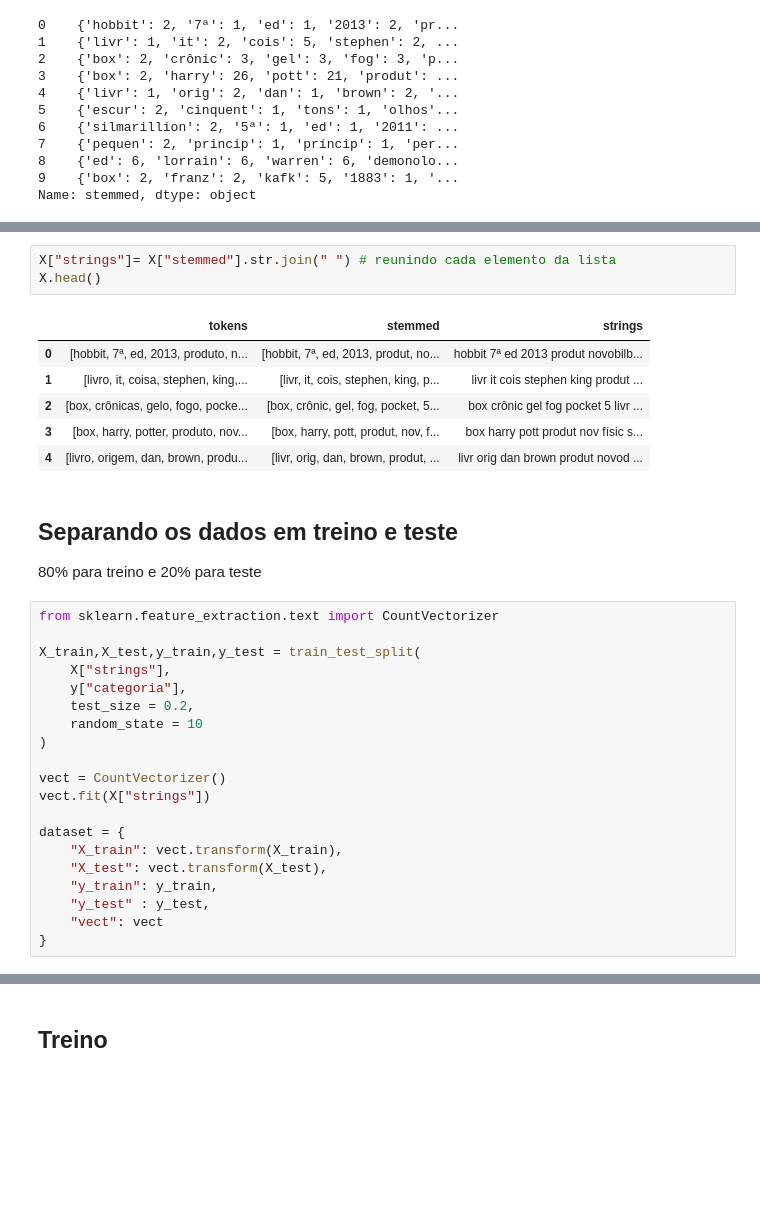
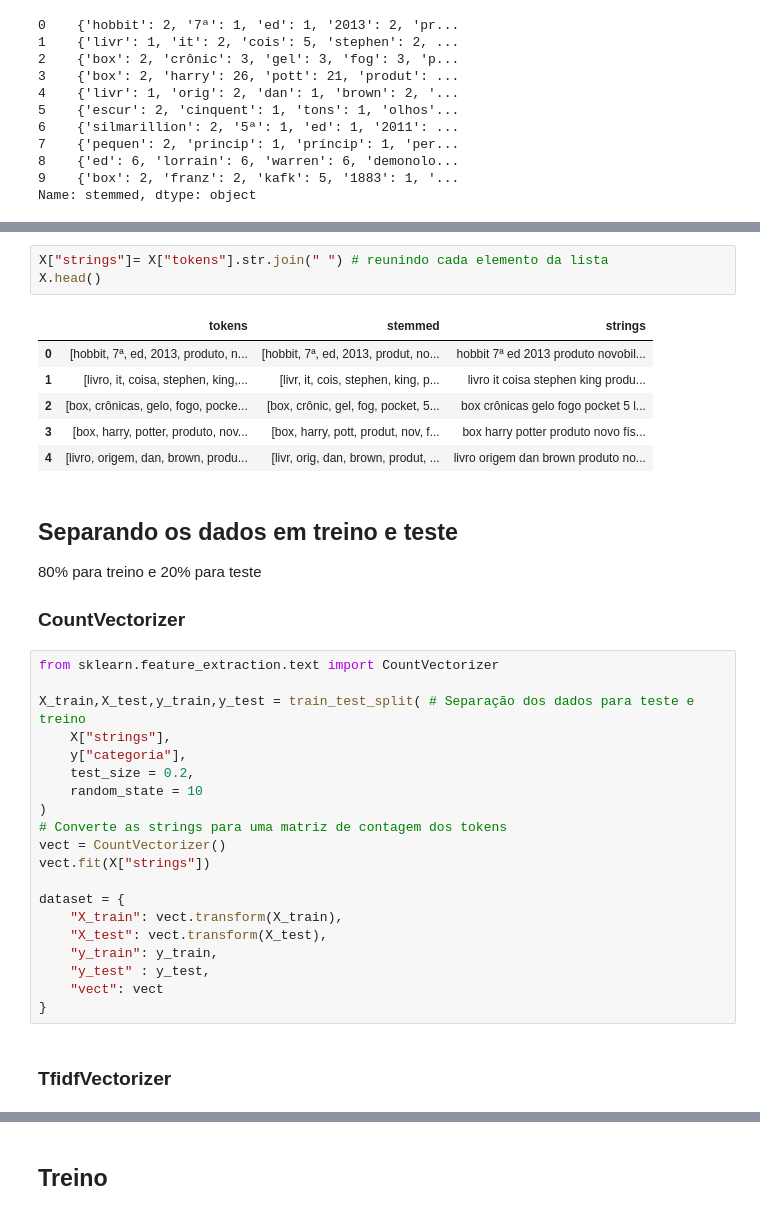
Before and after one commit to letMarchezi/ProductsClassification, a Jupyter notebook: produtos.ipynb, the cells around one changed output, grey strips where cells are left out. Saved outputs shown, nothing was run; the diff lists cells and outputs as text; blank space fills up the shorter version.

```diff
--- a/produtos.ipynb
+++ b/produtos.ipynb
@@ -206,26 +195,29 @@ Name: stemmed, dtype: object
 # %%
-X["strings"]= X["stemmed"].str.join(" ") # reunindo cada elemento da lista
+X["strings"]= X["tokens"].str.join(" ") # reunindo cada elemento da lista
 X.head()
 # %% [output]
 |  | tokens | stemmed | strings |
-| 0 | [hobbit, 7ª, ed, 2013, produto, n... | [hobbit, 7ª, ed, 2013, produt, no... | hobbit 7ª ed 2013 produt novobilb... |
-| 1 | [livro, it, coisa, stephen, king,... | [livr, it, cois, stephen, king, p... | livr it cois stephen king produt ... |
-| 2 | [box, crônicas, gelo, fogo, pocke... | [box, crônic, gel, fog, pocket, 5... | box crônic gel fog pocket 5 livr ... |
-| 3 | [box, harry, potter, produto, nov... | [box, harry, pott, produt, nov, f... | box harry pott produt nov físic s... |
-| 4 | [livro, origem, dan, brown, produ... | [livr, orig, dan, brown, produt, ... | livr orig dan brown produt novod ... |
+| 0 | [hobbit, 7ª, ed, 2013, produto, n... | [hobbit, 7ª, ed, 2013, produt, no... | hobbit 7ª ed 2013 produto novobil... |
+| 1 | [livro, it, coisa, stephen, king,... | [livr, it, cois, stephen, king, p... | livro it coisa stephen king produ... |
+| 2 | [box, crônicas, gelo, fogo, pocke... | [box, crônic, gel, fog, pocket, 5... | box crônicas gelo fogo pocket 5 l... |
+| 3 | [box, harry, potter, produto, nov... | [box, harry, pott, produt, nov, f... | box harry potter produto novo fís... |
+| 4 | [livro, origem, dan, brown, produ... | [livr, orig, dan, brown, produt, ... | livro origem dan brown produto no... |
 # %% [markdown]
 ## Separando os dados em treino e teste
 80% para treino e 20% para teste
+
+
+### CountVectorizer
 # %%
 from sklearn.feature_extraction.text import CountVectorizer
 
-X_train,X_test,y_train,y_test = train_test_split(
+X_train,X_test,y_train,y_test = train_test_split( # Separação dos dados para teste e treino
     X["strings"],
     y["categoria"],
     test_size = 0.2,
     random_state = 10
 )
-
+# Converte as strings para uma matriz de contagem dos tokens
 vect = CountVectorizer()
 vect.fit(X["strings"])
 
@@ -236,3 +228,5 @@ dataset = {
     "y_test" : y_test,
     "vect": vect
 }
+# %% [markdown]
+### TfidfVectorizer
```
Also changed, not shown: parts of 14 cells of this notebook.
